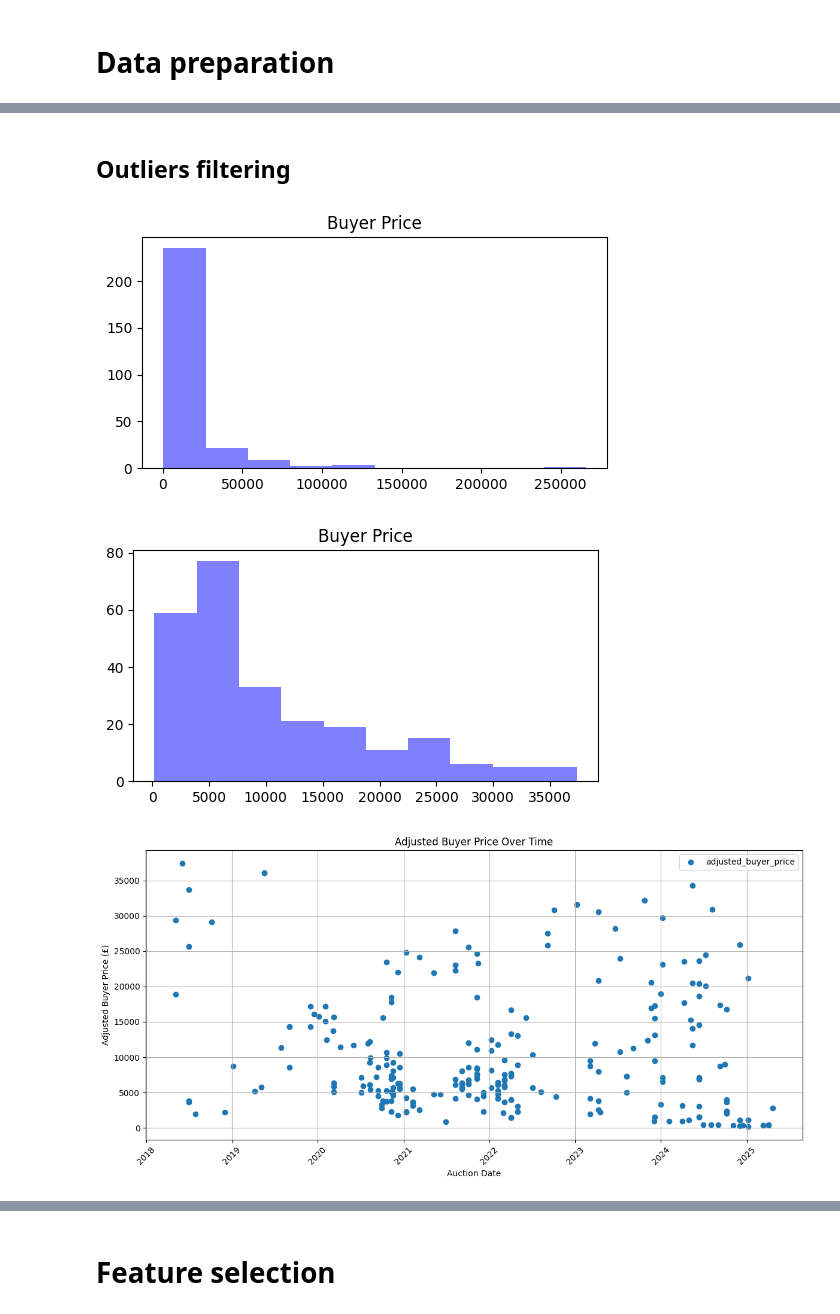
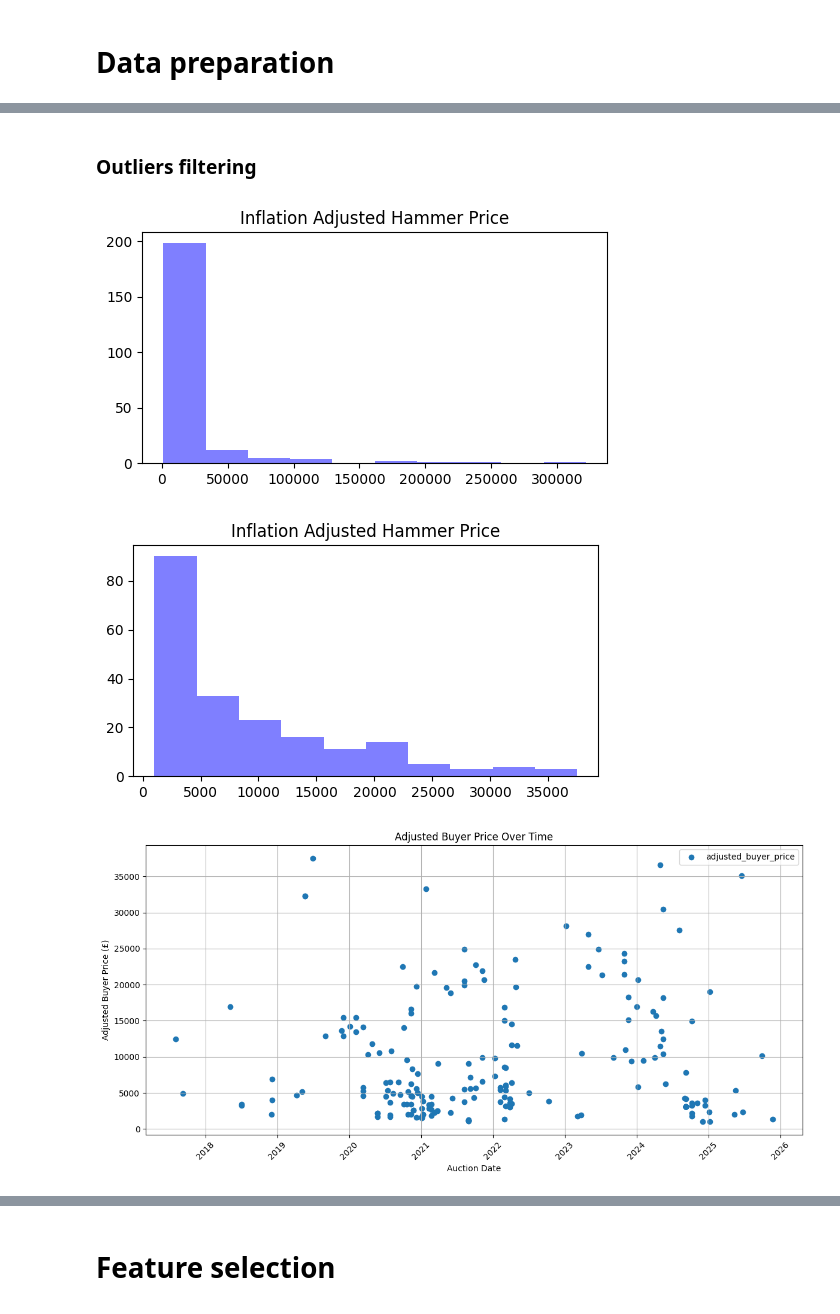
Before and after one commit to joaopaivaa/Cask-Worth, a Jupyter notebook: model.ipynb, the cells around one changed output, grey strips where cells are left out. Saved outputs shown, nothing was run; the diff lists cells and outputs as text; code cells hidden in the pictures.

```diff
--- a/model.ipynb
+++ b/model.ipynb
@@ -133,6 +47,2 @@ plt.show()
 # %% [markdown]
 # Data preparation
-# %%
-# Drops unused columns
-df.drop(columns=['url','sold','title','currency','filling_date','regauged_date','auction_house','buyer_price','adjust_value','year','month','hammer_price_per_bottle_at_cask_strength','hammer_price_per_litre_of_alcohol'], inplace=True)
-df
@@ -173,6 +70,9 @@ adjusted_buyer_price                         4
 dtype: int64
+# %%
+# Drop unused columns
+df.drop(columns=['inf_adj_hammer_price_per_bottle_at_cask_strength'], inplace=True)
 # %%
 # Drop columns with too much NaN values
-df.drop(columns=['cask_filling','previous_spirit'], inplace=True)
+df.drop(columns=['cask_filling', 'distillery_status'], inplace=True)
 df
 # %% [output]
@@ -211,30 +112,30 @@ adjusted_buyer_price                       0
 dtype: int64
 # %% [markdown]
-## Outliers filtering
+### Outliers filtering
 # %%
 plt.figure(figsize=(6, 3))
-plt.hist(df['adjusted_buyer_price'], color='blue', alpha=0.5)
-plt.title('Buyer Price')
+plt.hist(df['inf_adj_hammer_price'], color='blue', alpha=0.5)
+plt.title('Inflation Adjusted Hammer Price')
 plt.show()
 # %% [output]
-[figure, old version]
+[figure, new version]
 # %%
-Q1 = df['adjusted_buyer_price'].quantile(0.25)
-Q3 = df['adjusted_buyer_price'].quantile(0.75)
+Q1 = df['inf_adj_hammer_price'].quantile(0.25)
+Q3 = df['inf_adj_hammer_price'].quantile(0.75)
 IQR = Q3 - Q1
 # %%
 
-filtro = (df['adjusted_buyer_price'] >= (Q1 - 1.5 * IQR)) & (df['adjusted_buyer_price'] <= (Q3 + 1.5 * IQR))
+filtro = (df['inf_adj_hammer_price'] >= (Q1 - 1.5 * IQR)) & (df['inf_adj_hammer_price'] <= (Q3 + 1.5 * IQR))
 df = df[filtro].reset_index(drop=True)
 plt.figure(figsize=(6, 3))
-plt.hist(df['adjusted_buyer_price'], color='blue', alpha=0.5)
-plt.title('Buyer Price')
+plt.hist(df['inf_adj_hammer_price'], color='blue', alpha=0.5)
+plt.title('Inflation Adjusted Hammer Price')
 plt.show()
 # %% [output]
-[figure, old version]
+[figure, new version]
 # %%
 plt.figure(figsize=(12, 6))
-plt.scatter(df['auction_date'], df['adjusted_buyer_price'], label='adjusted_buyer_price', marker='o')
+plt.scatter(df['auction_date'], df['inf_adj_hammer_price'], label='adjusted_buyer_price', marker='o')
 plt.title('Adjusted Buyer Price Over Time')
 plt.xlabel('Auction Date')
 plt.ylabel('Adjusted Buyer Price (£)')
@@ -244,7 +145,7 @@ plt.legend()
 plt.tight_layout()
 plt.show()
 # %% [output]
-[figure, old version]
+[figure, new version]
 # %%
 df.drop(columns=['auction_date'], inplace=True)
 # %% [markdown]
```
Also changed, not shown: parts of 286 cells of this notebook.
